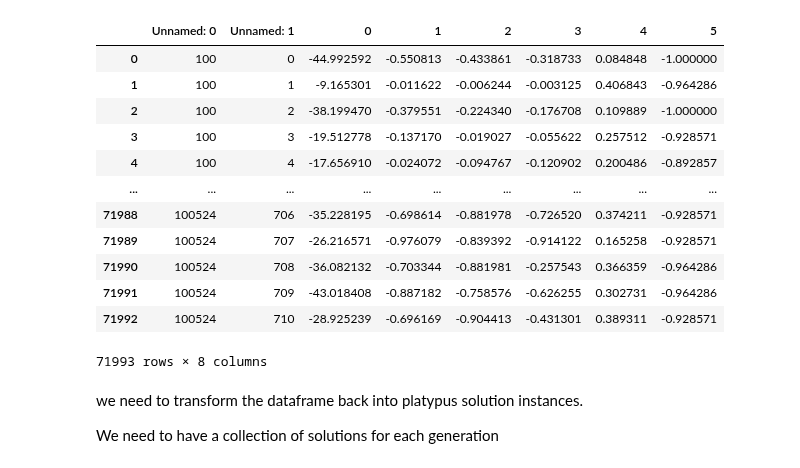
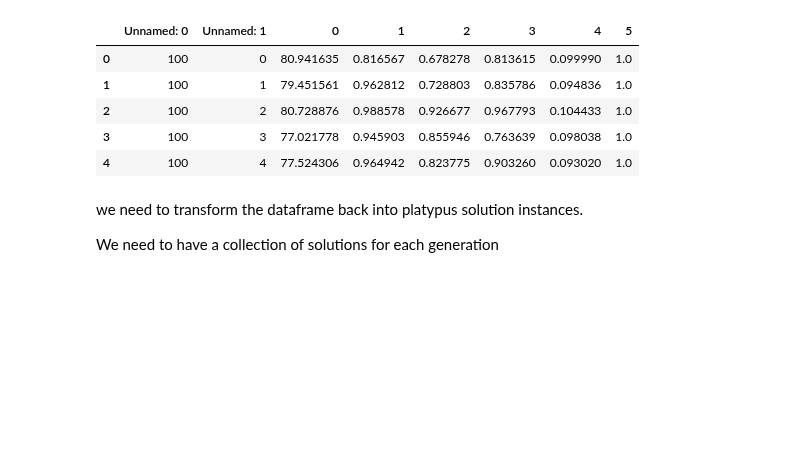
Before and after one commit to JazminZatarain/MUSEH2O, a Jupyter notebook: notebooks/convergence_analysis.ipynb, the cells around one changed output. Cells and saved outputs as stored; diff of their text form; code cells hidden in the pictures; blank space fills up the shorter version.

```diff
--- a/notebooks/convergence_analysis.ipynb
+++ b/notebooks/convergence_analysis.ipynb
@@ -3,20 +9,16 @@ import pandas as pd
+# %%
+rbf = rbf_functions.inverse_quadric_rbf.__name__
+output_dir = f"../output/{rbf}/"
 # %%
-archives_by_nfe = pd.read_csv('../output/squared_exponential_rbf_10_hypervolume.csv')
-archives_by_nfe
+archives_by_nfe = pd.read_csv(output_dir + '10_hypervolume.csv')
+archives_by_nfe.head()
 # %% [output]
 |  | Unnamed: 0 | Unnamed: 1 | 0 | 1 | 2 | 3 | 4 | 5 |
-| 0 | 100 | 0 | -44.992592 | -0.550813 | -0.433861 | -0.318733 | 0.084848 | -1.000000 |
-| 1 | 100 | 1 | -9.165301 | -0.011622 | -0.006244 | -0.003125 | 0.406843 | -0.964286 |
-| 2 | 100 | 2 | -38.199470 | -0.379551 | -0.224340 | -0.176708 | 0.109889 | -1.000000 |
-| 3 | 100 | 3 | -19.512778 | -0.137170 | -0.019027 | -0.055622 | 0.257512 | -0.928571 |
-| 4 | 100 | 4 | -17.656910 | -0.024072 | -0.094767 | -0.120902 | 0.200486 | -0.892857 |
-| ... | ... | ... | ... | ... | ... | ... | ... | ... |
-| 71988 | 100524 | 706 | -35.228195 | -0.698614 | -0.881978 | -0.726520 | 0.374211 | -0.928571 |
-| 71989 | 100524 | 707 | -26.216571 | -0.976079 | -0.839392 | -0.914122 | 0.165258 | -0.928571 |
-| 71990 | 100524 | 708 | -36.082132 | -0.703344 | -0.881981 | -0.257543 | 0.366359 | -0.964286 |
-| 71991 | 100524 | 709 | -43.018408 | -0.887182 | -0.758576 | -0.626255 | 0.302731 | -0.964286 |
-| 71992 | 100524 | 710 | -28.925239 | -0.696169 | -0.904413 | -0.431301 | 0.389311 | -0.928571 |
+| 0 | 100 | 0 | 80.941635 | 0.816567 | 0.678278 | 0.813615 | 0.099990 | 1.0 |
+| 1 | 100 | 1 | 79.451561 | 0.962812 | 0.728803 | 0.835786 | 0.094836 | 1.0 |
+| 2 | 100 | 2 | 80.728876 | 0.988578 | 0.926677 | 0.967793 | 0.104433 | 1.0 |
+| 3 | 100 | 3 | 77.021778 | 0.945903 | 0.855946 | 0.763639 | 0.098038 | 1.0 |
+| 4 | 100 | 4 | 77.524306 | 0.964942 | 0.823775 | 0.903260 | 0.093020 | 1.0 |
-71993 rows × 8 columns
 # %% [markdown]
 we need to transform the dataframe back into platypus solution instances.
 
```
Also changed, not shown: parts of 9 cells of this notebook, 19 other files.
